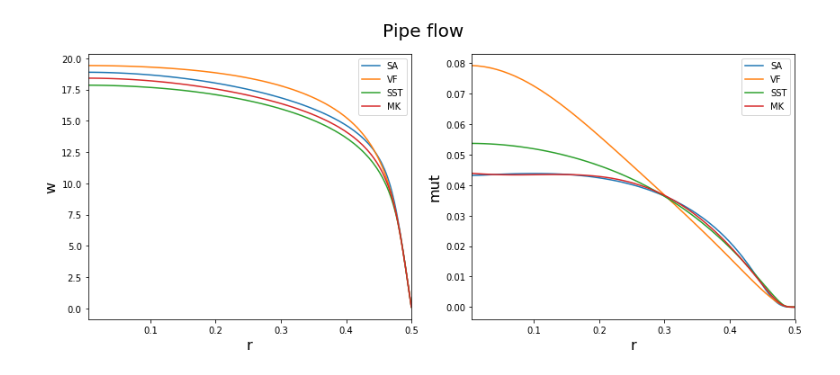
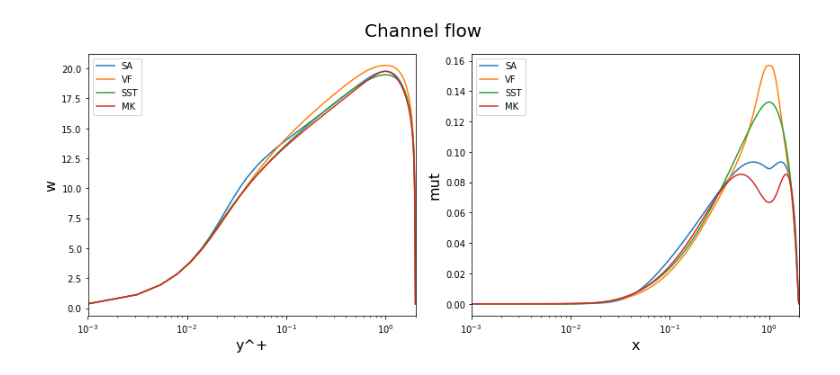
Before and after one commit to Fluid-Dynamics-Of-Energy-Systems-Team/RANS_pipe, a Jupyter notebook: notebooks/Validation.ipynb, the cells around one changed output. Cells and saved outputs as stored; diff of their text form; code cells hidden in the pictures.

```diff
--- a/notebooks/Validation.ipynb
+++ b/notebooks/Validation.ipynb
@@ -9,3 +16,5 @@ pipe_res = os.path.join(codedir,"pipe")
 chan_res = os.path.join(codedir,"channel")
 bl_res   = os.path.join(codedir,"bl")
 turbmodels = ['SA','VF','SST','MK']
+# %%
+f = os.path.join(codedir, 'bl', 'Inflow_SA_00360.csv')
@@ -15,0 +35,14 @@ dfs_bl   = [ pd.read_fwf(os.path.join(bl_res  ,'Inflow_'+t+'.csv')) for t in tur
+# %%
+fig,(ax1,ax2) =plt.subplots(1,2, figsize=(12,5.5))
+for i,df in enumerate(dfs_pipe):
+    df.plot('yp','w',ax=ax1, label=turbmodels[i])
+    df.plot('yp','mut',ax=ax2, label=turbmodels[i])
+ax1.set_xlabel("$\displaystyle y^+$",  fontsize=22)
+ax1.set_ylabel("w",  fontsize=22)
+ax1.set_xscale("log")
+ax2.set_xlabel("$\displaystyle y^+$",  fontsize=22)
+ax2.set_ylabel("mut",fontsize=22)
+ax2.set_xscale("log")
+fig.tight_layout(rect=[0.,0.,1.0, 0.9]),
+fig.suptitle('Pipe flow', y=0.95, fontsize=20)
+fig.savefig("pipe.png")
@@ -15,0 +51,14 @@ dfs_bl   = [ pd.read_fwf(os.path.join(bl_res  ,'Inflow_'+t+'.csv')) for t in tur
+# %%
+fig,(ax1,ax2) =plt.subplots(1,2, figsize=(12.,5.5))
+for i,df in enumerate(dfs_bl):
+    df.plot('yp','w',ax=ax1, label=turbmodels[i])
+    df.plot('yp','mut',ax=ax2, label=turbmodels[i])
+ax1.set_xlabel("y",  fontsize=16)
+ax1.set_ylabel("w",  fontsize=16)
+ax1.set_xscale('log')
+ax2.set_xlabel("y",  fontsize=16)
+ax2.set_ylabel("mut",fontsize=16)
+ax2.set_xscale('log')
+fig.tight_layout(rect=[0.,0.,1.0, 0.9]),
+fig.suptitle('Flat plate flow', y=0.95, fontsize=20)
+fig.savefig("bl.png")
@@ -16,14 +67,17 @@ dfs_bl   = [ pd.read_fwf(os.path.join(bl_res  ,'Inflow_'+t+'.csv')) for t in tur
 # %%
-fig,(ax1,ax2) =plt.subplots(1,2, figsize=(12,5.5))
-for i,df in enumerate(dfs_pipe):
+fig,(ax1,ax2) =plt.subplots(1,2, figsize=(12.,5.5))
+for i,df in enumerate(dfs_chan):
     df.plot('y','w',ax=ax1, label=turbmodels[i])
     df.plot('y','mut',ax=ax2, label=turbmodels[i])
-ax1.set_xlabel("r",  fontsize=16)
+ax1.set_xlabel("y^+",  fontsize=16)
 ax1.set_ylabel("w",  fontsize=16)
-ax2.set_xlabel("r",  fontsize=16)
+ax1.set_xscale('log')
+ax2.set_xlabel("x",  fontsize=16)
 ax2.set_ylabel("mut",fontsize=16)
+ax2.set_xscale('log')
+
 fig.tight_layout(rect=[0.,0.,1.0, 0.9]),
-fig.suptitle('Pipe flow', y=0.95, fontsize=20)
-fig.savefig("pipe.png")
+fig.suptitle('Channel flow', y=0.95, fontsize=20)
+fig.savefig("channel.png")
 # %% [output]
-[figure, old version]
+[figure, new version]
```
Also changed, not shown: parts of 8 cells of this notebook, 21 other files.
